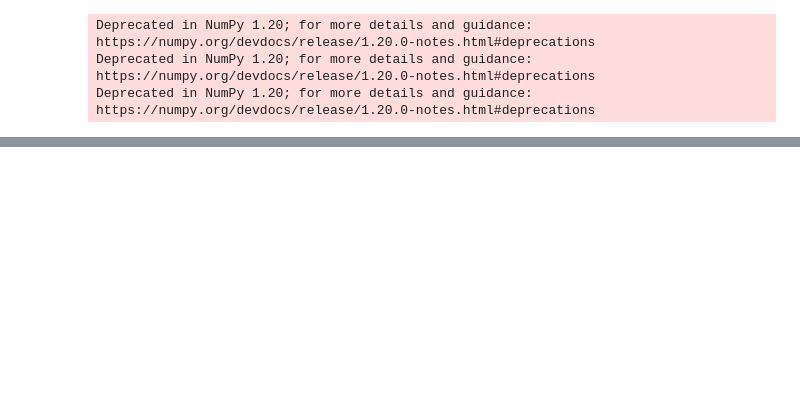
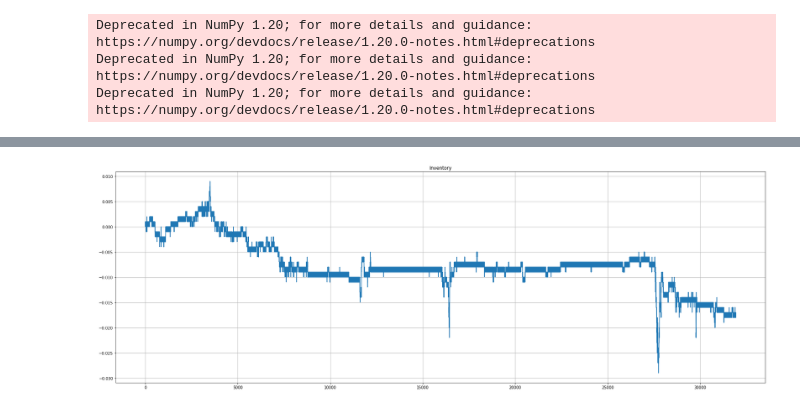
Before and after one commit to alyonanf/HFT, a Jupyter notebook: around_midprice_stoikov_strategy.ipynb, the cells around one changed output, grey strips where cells are left out. Saved outputs shown, nothing was run; the diff lists cells and outputs as text; code cells hidden in the pictures; blank space fills up the shorter version.

```diff
--- a/around_midprice_stoikov_strategy.ipynb
+++ b/around_midprice_stoikov_strategy.ipynb
@@ -626,0 +635,9 @@ plt.show()
+# %%
+plt.figure(figsize=(30, 10))
+
+plt.title("Inventory")
+plt.plot(inventoryy)
+plt.grid()
+plt.show()
+# %% [output]
+[figure, added]
```
Also changed, not shown: parts of 4 cells of this notebook.
